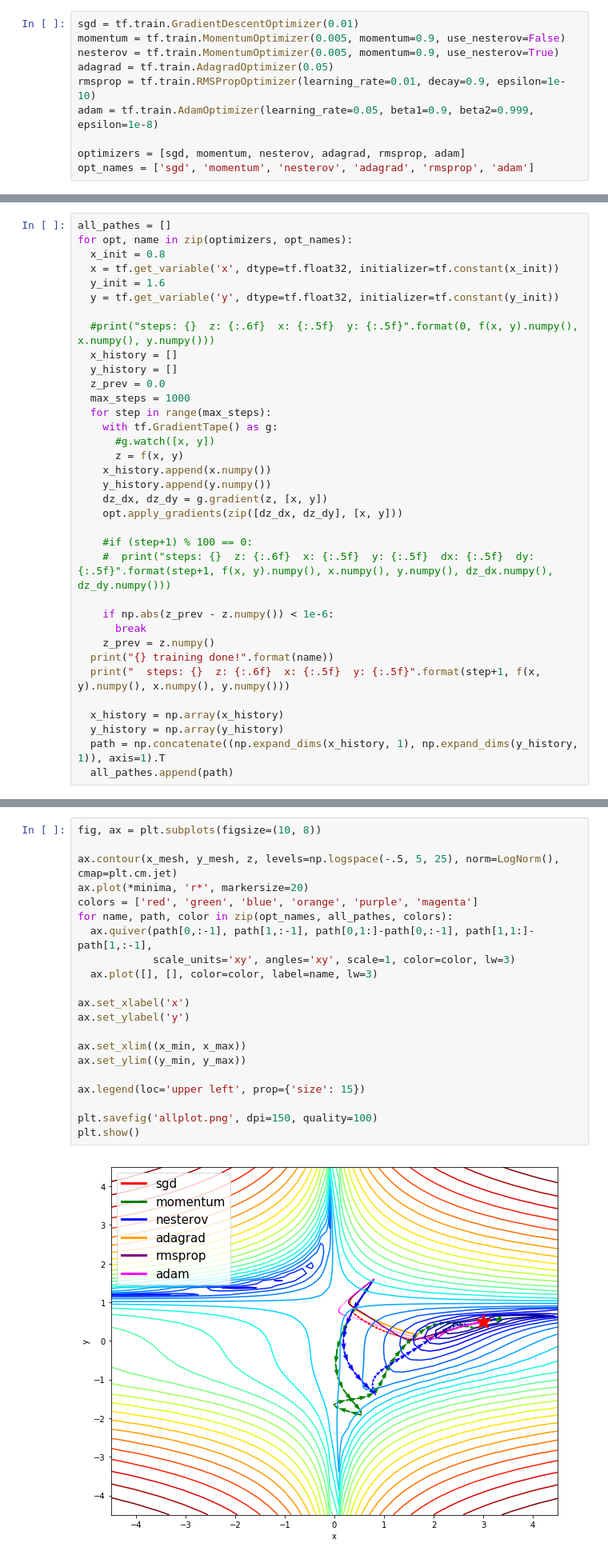
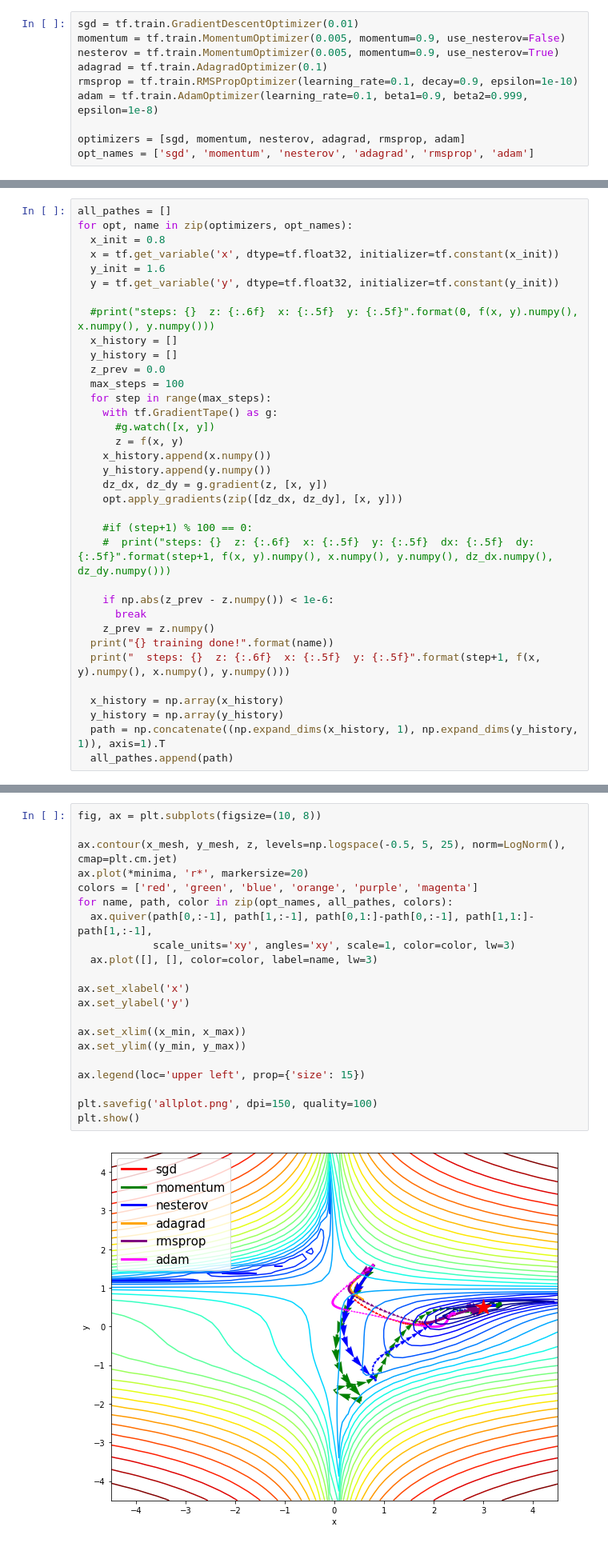
Before and after one commit to ilguyi/optimizers.numpy, a Jupyter notebook: optimizer.tf.all.opt.plot.ipynb, the cells around one changed output, grey strips where cells are left out. Shown at 80% size. Cells and saved outputs as stored; diff of their text form.

```diff
--- a/optimizer.tf.all.opt.plot.ipynb
+++ b/optimizer.tf.all.opt.plot.ipynb
@@ -39,9 +47,9 @@ minima (2x1 column vector shape):
 sgd = tf.train.GradientDescentOptimizer(0.01)
 momentum = tf.train.MomentumOptimizer(0.005, momentum=0.9, use_nesterov=False)
 nesterov = tf.train.MomentumOptimizer(0.005, momentum=0.9, use_nesterov=True)
-adagrad = tf.train.AdagradOptimizer(0.05)
-rmsprop = tf.train.RMSPropOptimizer(learning_rate=0.01, decay=0.9, epsilon=1e-10)
-adam = tf.train.AdamOptimizer(learning_rate=0.05, beta1=0.9, beta2=0.999, epsilon=1e-8)
+adagrad = tf.train.AdagradOptimizer(0.1)
+rmsprop = tf.train.RMSPropOptimizer(learning_rate=0.1, decay=0.9, epsilon=1e-10)
+adam = tf.train.AdamOptimizer(learning_rate=0.1, beta1=0.9, beta2=0.999, epsilon=1e-8)
 
 optimizers = [sgd, momentum, nesterov, adagrad, rmsprop, adam]
 opt_names = ['sgd', 'momentum', 'nesterov', 'adagrad', 'rmsprop', 'adam']
@@ -57,7 +67,7 @@ for opt, name in zip(optimizers, opt_names):
   x_history = []
   y_history = []
   z_prev = 0.0
-  max_steps = 1000
+  max_steps = 100
   for step in range(max_steps):
     with tf.GradientTape() as g:
       #g.watch([x, y])
@@ -108,23 +120,23 @@ z = np.array([f(xps, yps) for xps, yps in zip(x_mesh, y_mesh)])
 # %%
 fig, ax = plt.subplots(figsize=(10, 8))
 
-ax.contour(x_mesh, y_mesh, z, levels=np.logspace(-.5, 5, 25), norm=LogNorm(), cmap=plt.cm.jet)
+ax.contour(x_mesh, y_mesh, z, levels=np.logspace(-0.5, 5, 25), norm=LogNorm(), cmap=plt.cm.jet)
 ax.plot(*minima, 'r*', markersize=20)
 colors = ['red', 'green', 'blue', 'orange', 'purple', 'magenta']
 for name, path, color in zip(opt_names, all_pathes, colors):
   ax.quiver(path[0,:-1], path[1,:-1], path[0,1:]-path[0,:-1], path[1,1:]-path[1,:-1],
             scale_units='xy', angles='xy', scale=1, color=color, lw=3)
   ax.plot([], [], color=color, label=name, lw=3)
 
 ax.set_xlabel('x')
 ax.set_ylabel('y')
 
 ax.set_xlim((x_min, x_max))
 ax.set_ylim((y_min, y_max))
 
 ax.legend(loc='upper left', prop={'size': 15})
 
 plt.savefig('allplot.png', dpi=150, quality=100)
 plt.show()
 # %% [output]
-[figure, old version]
+[figure, new version]
```
Also changed, not shown: parts of 12 cells of this notebook, 1 other file.
